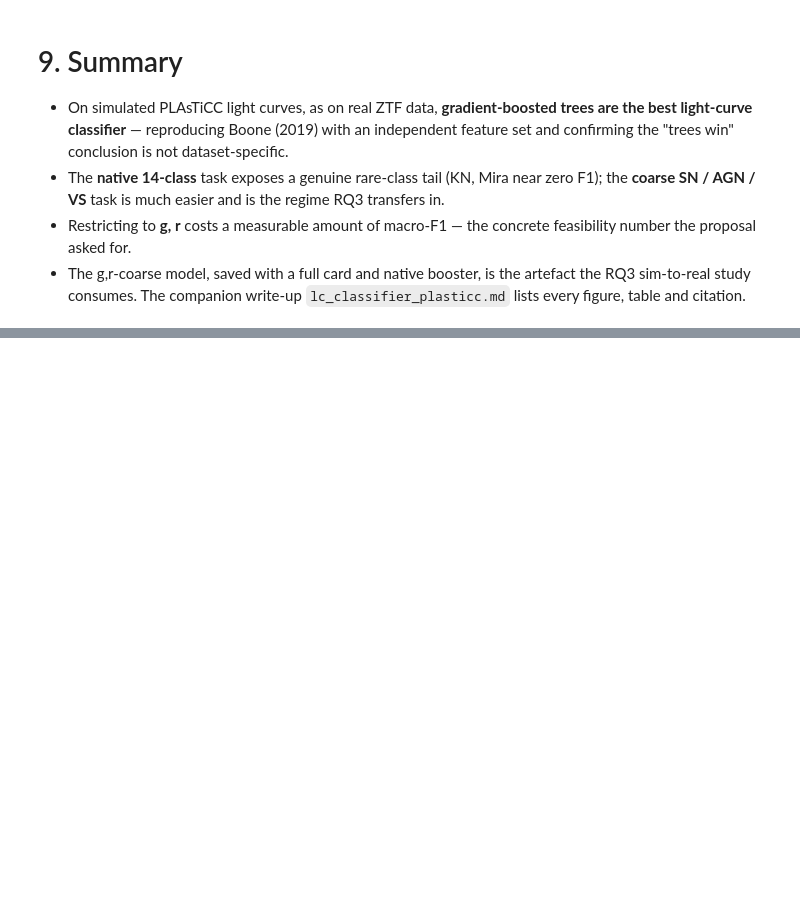
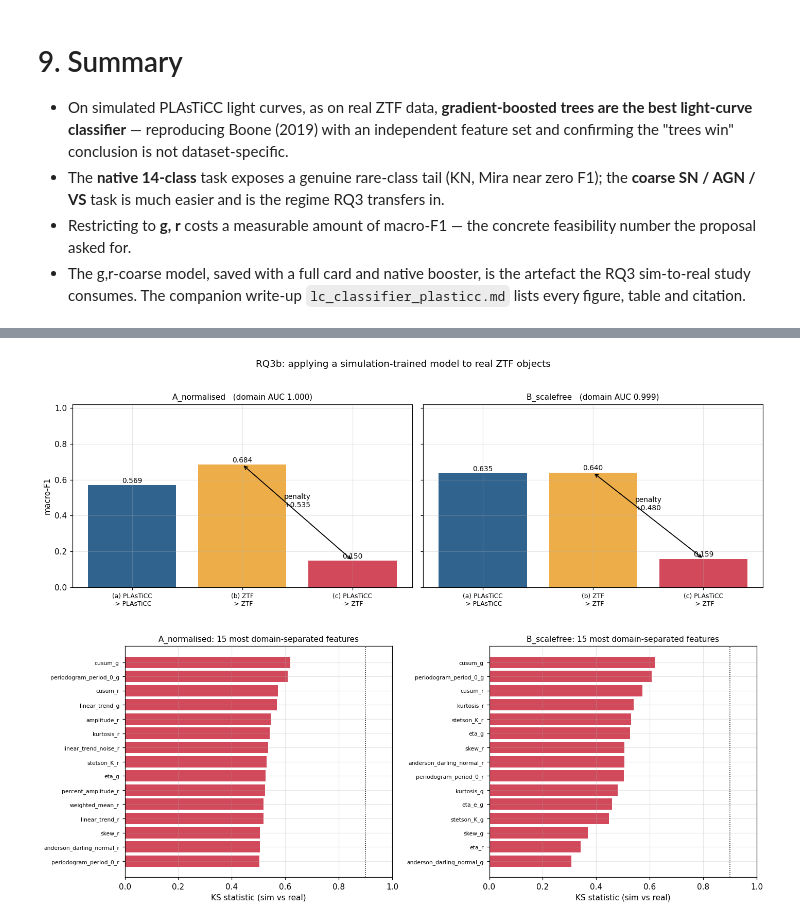
Before and after one commit to fatemalaali/astro-transient-classification, a Jupyter notebook: lc_classifier_plasticc.ipynb, the cells around one changed output, grey strips where cells are left out. Drawn from its saved outputs; the diff is of its cells as text; code cells hidden in the pictures; blank space fills up the shorter version.

```diff
--- a/lc_classifier_plasticc.ipynb
+++ b/lc_classifier_plasticc.ipynb
@@ -970,0 +1518,17 @@ saved under models\lc\plasticc
+# %%
+DOMAIN_AUC = {}
+for v, (Pf, Zf, cols) in VARIANTS.items():
+    Xd = pd.concat([Pf[cols], Zf[cols]], ignore_index=True)
+    yd = np.r_[np.zeros(len(Pf), int), np.ones(len(Zf), int)]
+    Xtr, Xte, ytr, yte = train_test_split(Xd, yd, test_size=0.3, stratify=yd,
+                                          random_state=protocol.SEED)
+    clf = LGBMClassifier(n_estimators=400, learning_rate=0.05, num_leaves=63,
+                         class_weight="balanced", random_state=protocol.SEED,
+                         n_jobs=-1, verbosity=-1).fit(Xtr, ytr)
+    auc = float(roc_auc_score(yte, clf.predict_proba(Xte)[:, 1]))
+    DOMAIN_AUC[v] = auc
+    top = (pd.Series(clf.feature_importances_, index=cols)
+           .sort_values(ascending=False).head(5))
+    print(f"{v}: domain-classifier AUC = {auc:.4f}   (sim n={len(Pf):,}, real n={len(Zf):,})")
+    print("   most domain-informative features:", ", ".join(top.index))
+print("\nAUC ~ 0.5 means the domains are indistinguishable; ~1.0 means trivially separable.")
@@ -970,0 +1547,38 @@ saved under models\lc\plasticc
+# %%
+fig, axes = plt.subplots(1, 2, figsize=(13, 4.4), sharey=True)
+COND_ORDER = ["(a) PLAsTiCC -> PLAsTiCC", "(b) ZTF -> ZTF", "(c) PLAsTiCC -> ZTF"]
+COND_COL   = [COARSE_COLORS["AGN"], COARSE_COLORS["VS"], COARSE_COLORS["SN"]]
+for ax, v in zip(axes, VARIANTS):
+    t = transfer[transfer["variant"] == v].set_index("condition").loc[COND_ORDER, "macro_f1"]
+    ax.bar(range(3), t.values, color=COND_COL)
+    for i, val in enumerate(t.values):
+        ax.text(i, val + 0.012, f"{val:.3f}", ha="center", fontsize=9)
+    ax.annotate("", xy=(2, t.iloc[2]), xytext=(1, t.iloc[1]),
+                arrowprops=dict(arrowstyle="<->", color="k", lw=1.2))
+    ax.text(1.5, (t.iloc[1] + t.iloc[2]) / 2 + 0.03, f"penalty\n{PENALTY[v]:+.3f}",
+            ha="center", fontsize=9)
+    ax.set_xticks(range(3)); ax.set_xticklabels([c.replace(" -> ", "\n-> ") for c in COND_ORDER], fontsize=8)
+    ax.set_title(f"{v}   (domain AUC {DOMAIN_AUC[v]:.3f})", fontsize=10)
+    ax.set_ylim(0, 1.02)
+axes[0].set_ylabel("macro-F1")
+fig.suptitle("RQ3b: applying a simulation-trained model to real ZTF objects", y=1.03)
+fig.tight_layout()
+for ext in ("png", "pdf"):
+    fig.savefig(RQ3B_FIG / f"rq3b_transfer_conditions.{ext}", dpi=300, bbox_inches="tight")
+plt.show()
+
+fig, axes = plt.subplots(1, 2, figsize=(13, 5))
+for ax, v in zip(axes, VARIANTS):
+    sub = ks_all[ks_all["variant"] == v].sort_values("ks", ascending=False).head(15)
+    ax.barh(range(len(sub)), sub["ks"], color=COARSE_COLORS["SN"])
+    ax.set_yticks(range(len(sub))); ax.set_yticklabels(sub["feature"], fontsize=7)
+    ax.invert_yaxis(); ax.axvline(NEAR_DISJOINT, ls=":", c="k", lw=1)
+    ax.set_xlim(0, 1); ax.set_xlabel("KS statistic (sim vs real)")
+    ax.set_title(f"{v}: 15 most domain-separated features", fontsize=10)
+fig.tight_layout()
+for ext in ("png", "pdf"):
+    fig.savefig(RQ3B_FIG / f"rq3b_feature_ks.{ext}", dpi=300, bbox_inches="tight")
+plt.show()
+# %% [output]
+[figure, added]
+[figure, added]
```
Also changed, not shown: parts of 19 cells of this notebook, 2 other files.
